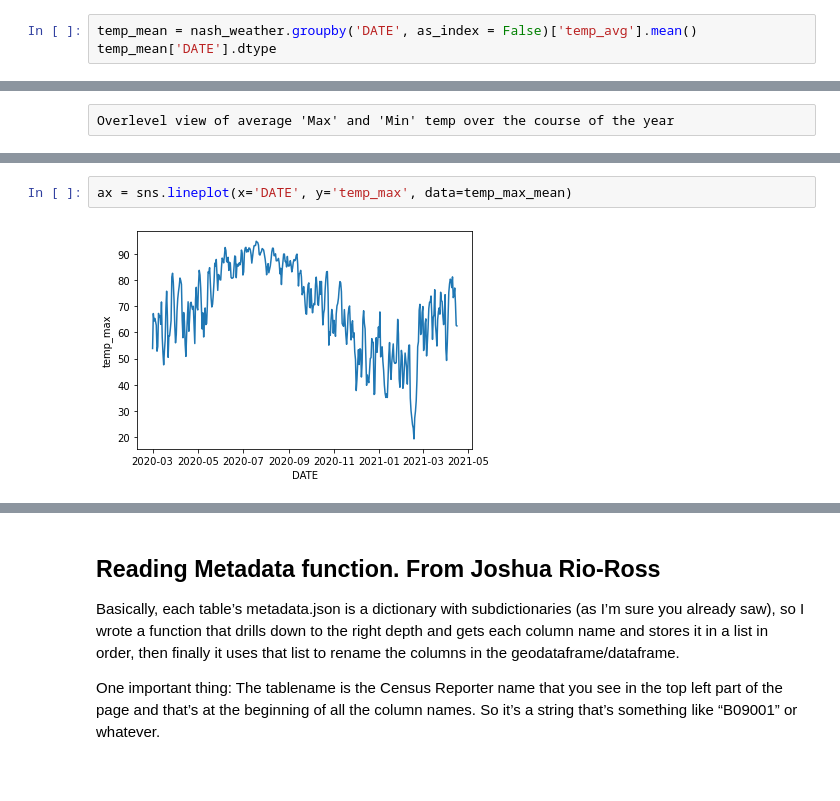
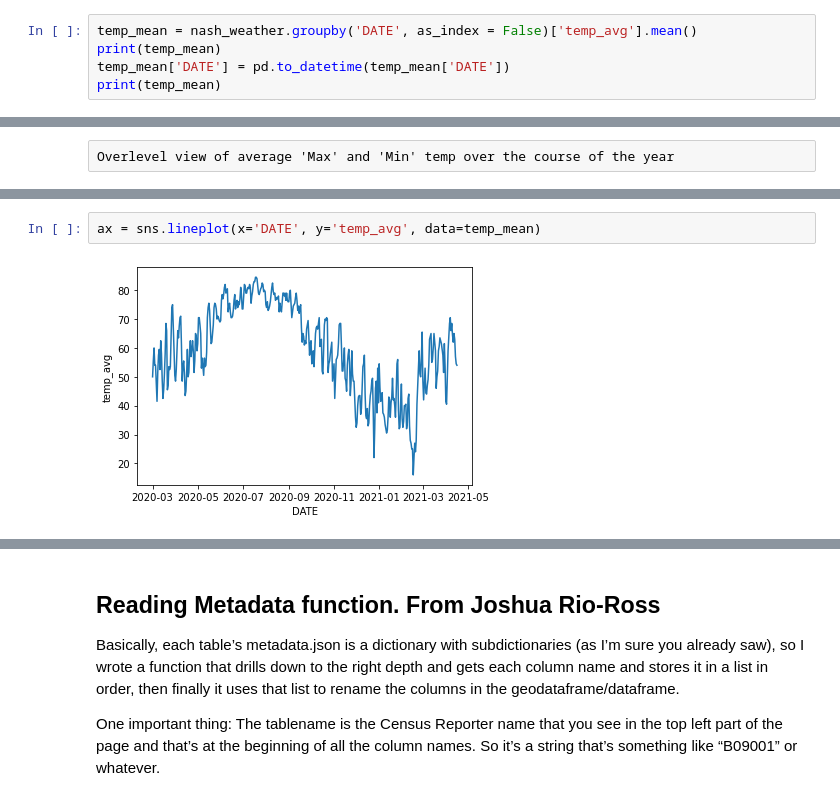
Before and after one commit to Engu12/nash-covid-cases-vaccines-honky_tonkin, a Jupyter notebook: notebook/Teng_nash_covid.ipynb, the cells around one changed output, grey strips where cells are left out. Cells and saved outputs as stored; diff of their text form.

```diff
--- a/notebook/Teng_nash_covid.ipynb
+++ b/notebook/Teng_nash_covid.ipynb
@@ -237,5 +234,7 @@ nash_weather.head()
 | 4 | US1TNCH0002 | KINGSTON SPRINGS 0.3 ENE, TN US | 36.098414 | -87.096259 | 2020-03-05 | NaN | NaN | NaN |
 # %%
 temp_mean = nash_weather.groupby('DATE', as_index = False)['temp_avg'].mean()
-temp_mean['DATE'].dtype
+print(temp_mean)
+temp_mean['DATE'] = pd.to_datetime(temp_mean['DATE'])
+print(temp_mean)
 # %% [output]
@@ -250,4 +306,4 @@ temp_max_mean.plot.bar(x='DATE', y='temp_max', rot=0)
 # %%
-ax = sns.lineplot(x='DATE', y='temp_max', data=temp_max_mean)
+ax = sns.lineplot(x='DATE', y='temp_avg', data=temp_mean)
 # %% [output]
-[figure, old version]
+[figure, new version]
```
Also changed, not shown: parts of 20 cells of this notebook.
